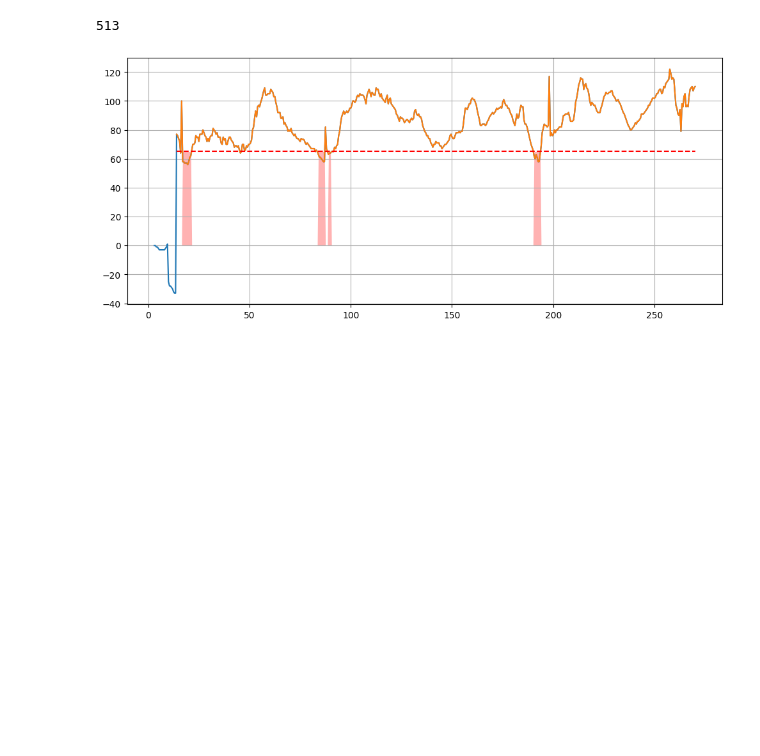
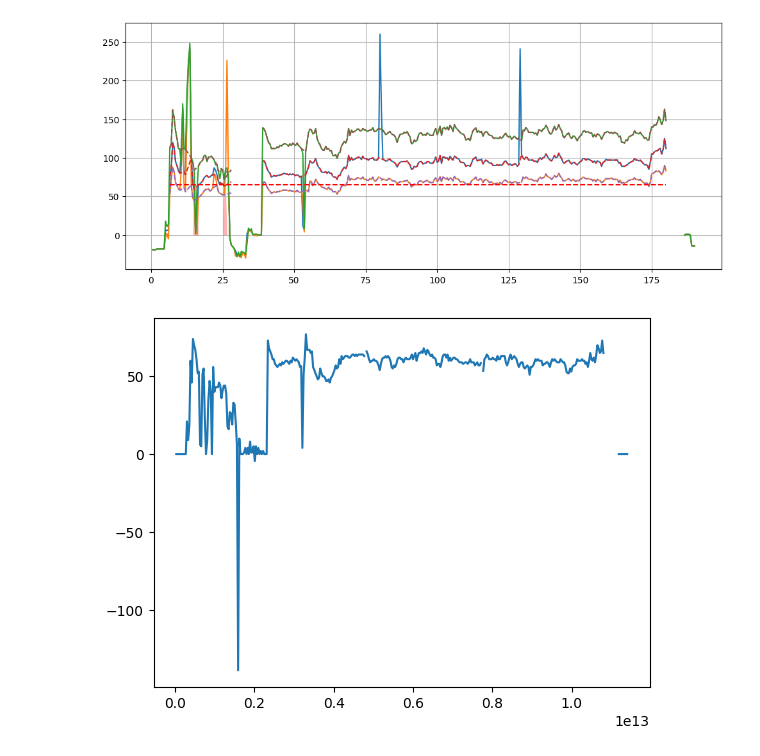
Before and after one commit to BobAubouin/hypotension_pred, a Jupyter notebook: scripts/illustrations/preprocessing.ipynb, the cells around one changed output. Saved outputs shown, nothing was run; the diff lists cells and outputs as text; code cells hidden in the pictures; blank space fills up the shorter version.

```diff
--- a/scripts/illustrations/preprocessing.ipynb
+++ b/scripts/illustrations/preprocessing.ipynb
@@ -31,21 +44,25 @@ plt.plot(sampled_data.index, sampled_data.mbp)
-# %%
-len(filled_data.label.values*100)
-# %% [output]
-513
 # %%
 plt.figure(figsize=(12, 5))
 filled_data['time'] = filled_data.index
 x = filled_data.time.dt.total_seconds().astype(int).to_numpy() / 60
 plt.fill_between(x, np.ones_like(x)*0, filled_data.label.clip(lower=0)*65, alpha=0.3, color='red', linewidth=0)
 sampled_data['time'] = sampled_data.index
 x2 = sampled_data.time.dt.total_seconds() / 60
 plt.plot(x2, sampled_data.mbp)
-plt.plot(x, filled_data.mbp)
+plt.plot(x2, sampled_data.dbp)
+plt.plot(x2, sampled_data.sbp)
+plt.plot(x, filled_data.mbp, '--')
+plt.plot(x, filled_data.dbp, '--')
+plt.plot(x, filled_data.sbp, '--')
 plt.hlines(65, x[0], x[-1], color='red', linestyle='--')
 plt.grid()
 plt.show()
+
+plt.plot(sampled_data.sbp - sampled_data.dbp)
+plt.show()
 # %% [output]
-[figure, old version]
+[figure, new version]
+[figure, added]
 # %%
 databuilder._create_segments(filled_data.copy(), caseid)
 
```
Also changed, not shown: parts of 6 cells of this notebook, 8 other files.
